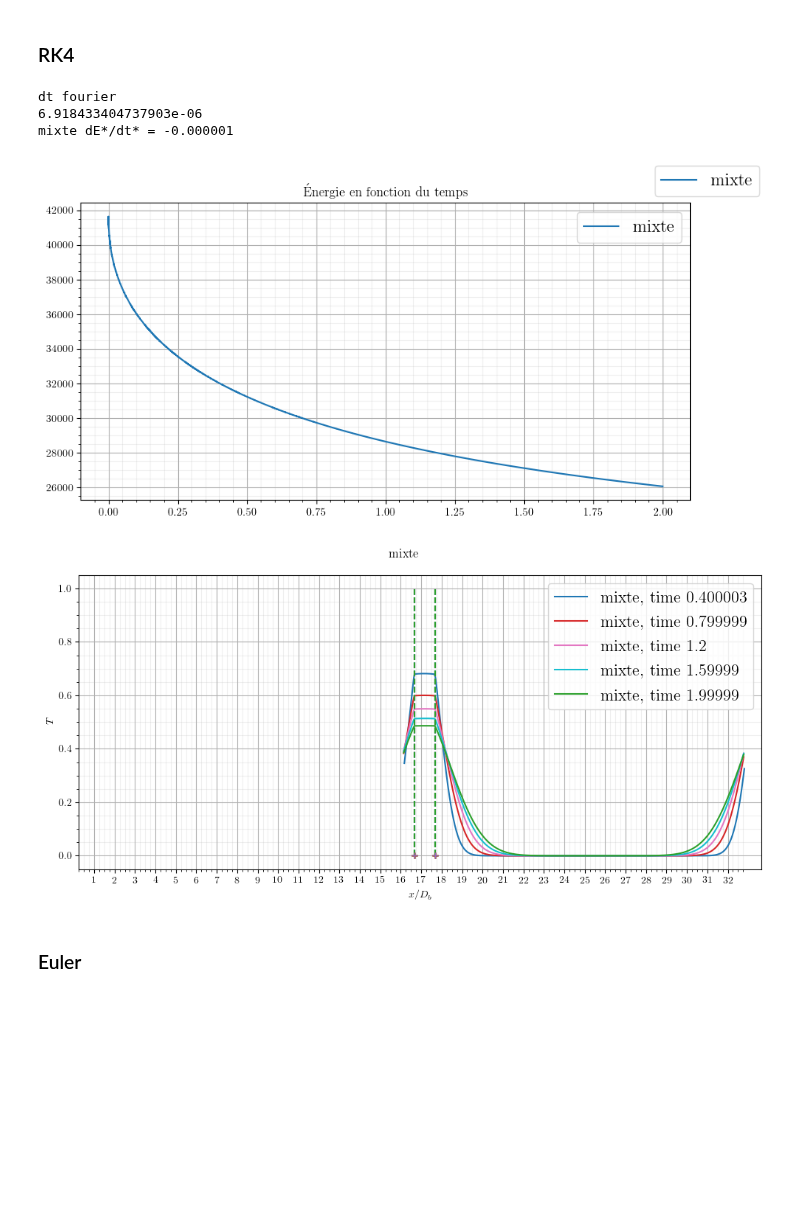
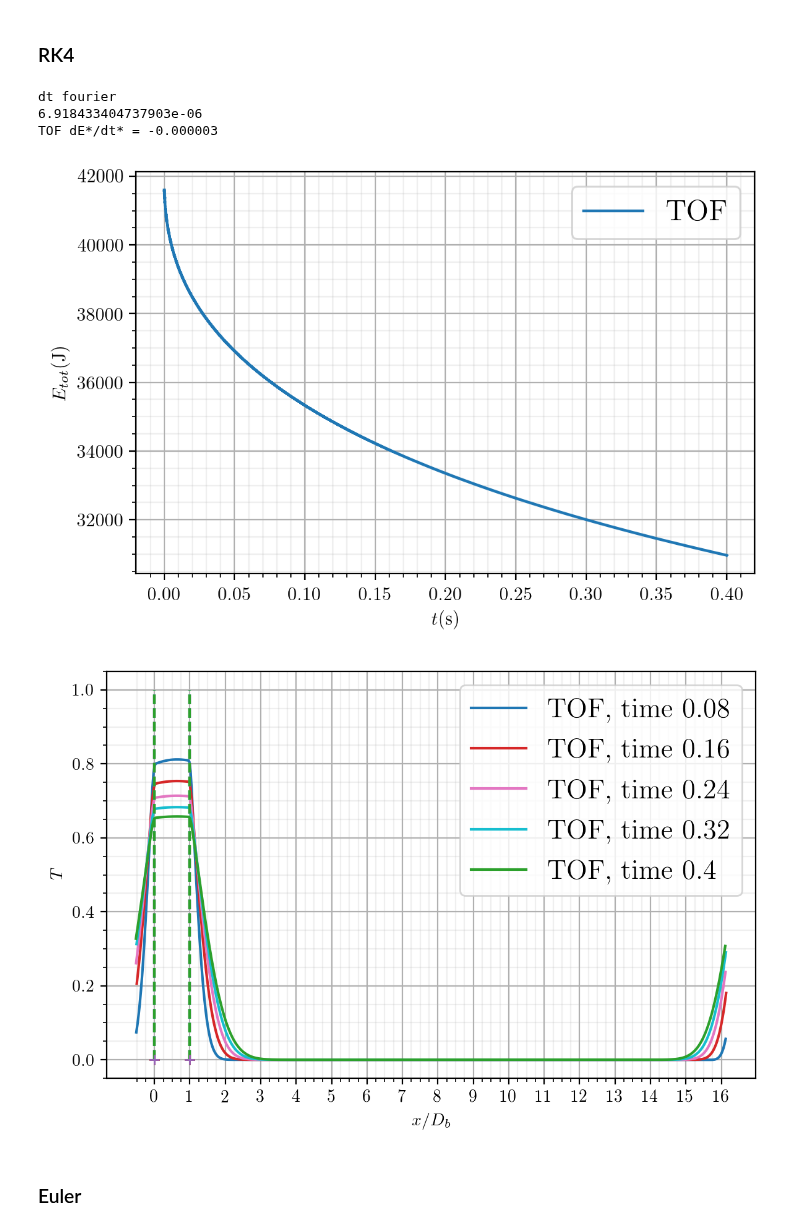
Before and after one commit to cea-trust-platform/FluidDyn, a Jupyter notebook: etudes/6_diffusion-convection-swarm_values.ipynb, the cells around one changed output. Drawn from its saved outputs; the diff is of its cells as text; code cells hidden in the pictures; blank space fills up the shorter version.

```diff
--- a/etudes/6_diffusion-convection-swarm_values.ipynb
+++ b/etudes/6_diffusion-convection-swarm_values.ipynb
@@ -7,7 +7,7 @@ import os
 lib_path = os.path.realpath(os.path.join(os.getcwd(), '..'))
 if lib_path not in sys.path:
     sys.path = [lib_path] + sys.path
-savefig = True
+savefig = False
 savefig_path = '/home/as259691/Documents/article_JCP_en/figures/'
 # %%
 from src.main import *
@@ -27,7 +32,7 @@ Formulation = [Problem]
 phy_prop = PhysicalProperties(Delta=0.02, v=0.2, dS=0.005**2,
                                   lda1=5.5*10**-2, lda2=15.5, rho_cp1=70278., rho_cp2=702780., diff=1.,
                                   alpha=0.06, a_i=357.)
-num_prop = NumericalProperties(dx=3.9*10**-5, schema='weno', time_scheme='rk4', phy_prop=phy_prop, cfl=0.5, fo=1.)
+num_prop = NumericalProperties(dx=3.9*10**-5, schema='quick', time_scheme='rk3', phy_prop=phy_prop, cfl=0.5, fo=1.)
 markers = BulleTemperature(phy_prop=phy_prop, x=num_prop.x, n_bulle=1)
 markers.shift(0.00001)
 # %% [markdown]
@@ -38,35 +43,37 @@ En fait s'il n'y a pas de convection il n'y a pas de différence entre les diff
 ### RK4
 # %%
 fig1,ax1 = plt.subplots(1)
-ax1.set_title('Énergie en fonction du temps')
+# ax1.set_title('Énergie en fonction du temps')
 # fig2, ax2 = plt.subplots(1)
 # ax2.set_title('Énergie adimensionnée en fonction du temps adim')
 for form in Formulation:
     # x, T = get_T_creneau(dx=dx, Delta=Delta, markers=markers)
     # T = T + 1.
     prob = form(get_T_creneau, phy_prop=phy_prop, num_prop=num_prop, markers=markers)
     E0 = prob.energy
-    t, e = prob.timestep(t_fin=2., number_of_plots=5, debug=None, plotter=Plotter('decale'))
-    l = ax1.plot(t, e/(0.02*0.005**2), label=prob.name)
+    t, e = prob.timestep(t_fin=0.4, number_of_plots=5, debug=None, plotter=Plotter('decale'))
+    l = ax1.plot(t, e/(0.02*0.005**2), label='TOF')
     ax1.legend()
+    ax1.set_ylabel(r'$E_{tot} \textrm{(J)}$')
+    ax1.set_xlabel(r'$t \textrm{(s)}$')
     n = len(e)
     i0 = int(n/5)
     # ax2.plot(t/prob.dt, e / E0, label=prob.name)
     dedt_adim = (e[-1] - e[i0]) / (t[-1] - t[i0]) * prob.dt / E0  # on a mult
     # par Dt / rho_cp_l T_l V
     print(prob.name, 'dE*/dt* = %f' % dedt_adim)
-le = fig1.legend()
+# le = fig1.legend()
 ax1.minorticks_on()
 ax1.grid(b=True, which='major')
 ax1.grid(b=True, which='minor', alpha=0.2)
 if savefig:
     fig1.savefig(savefig_path + 'energy_loss_1D.pdf')
 # %% [output]
 dt fourier
 6.918433404737903e-06
-mixte dE*/dt* = -0.000001
+TOF dE*/dt* = -0.000003
-[figure, old version]
+[figure, new version]
-[figure, old version]
+[figure, new version]
 # %% [markdown]
 ### Euler
 # %%
```
Also changed, not shown: parts of 1 cell of this notebook, 4 other files.
